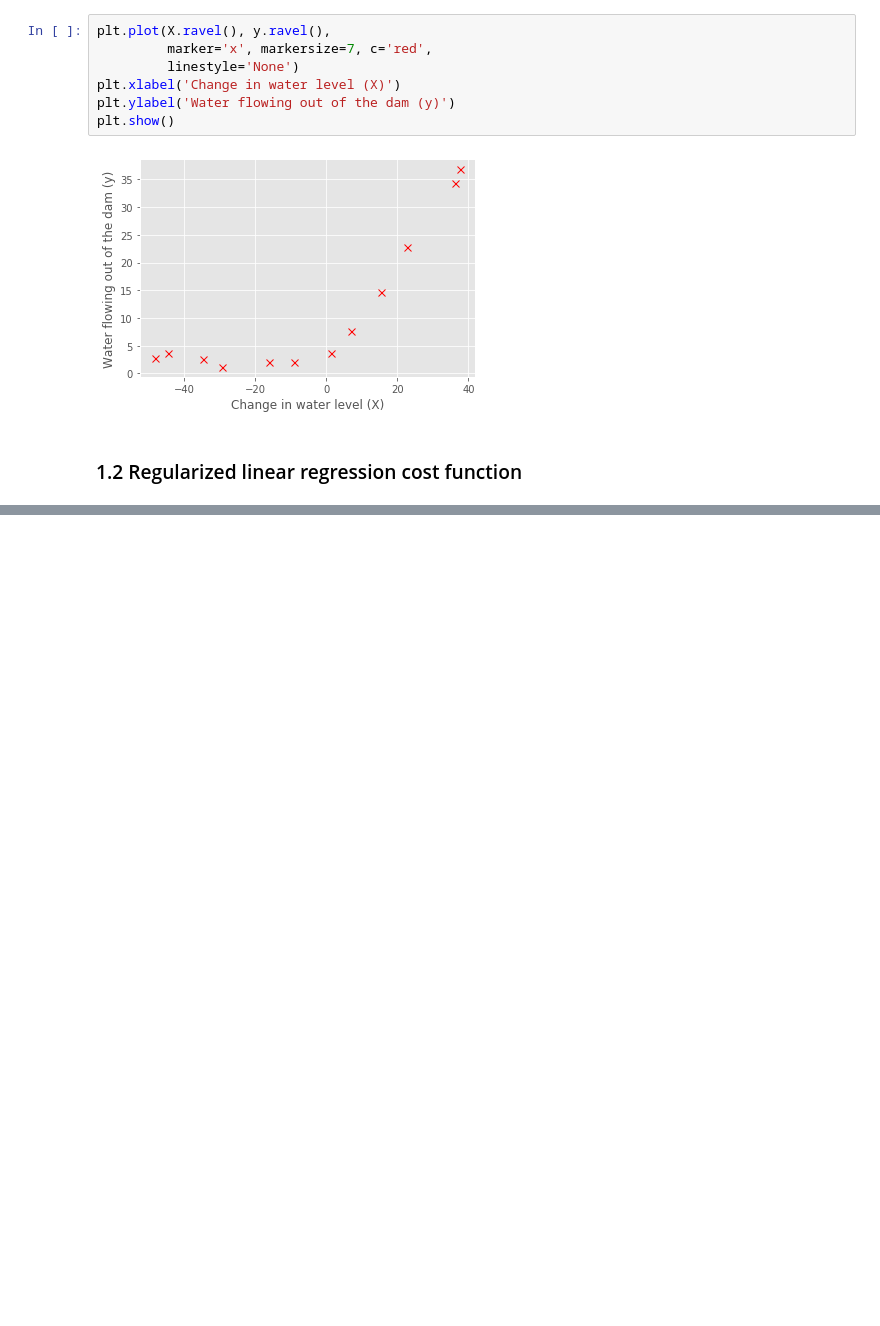
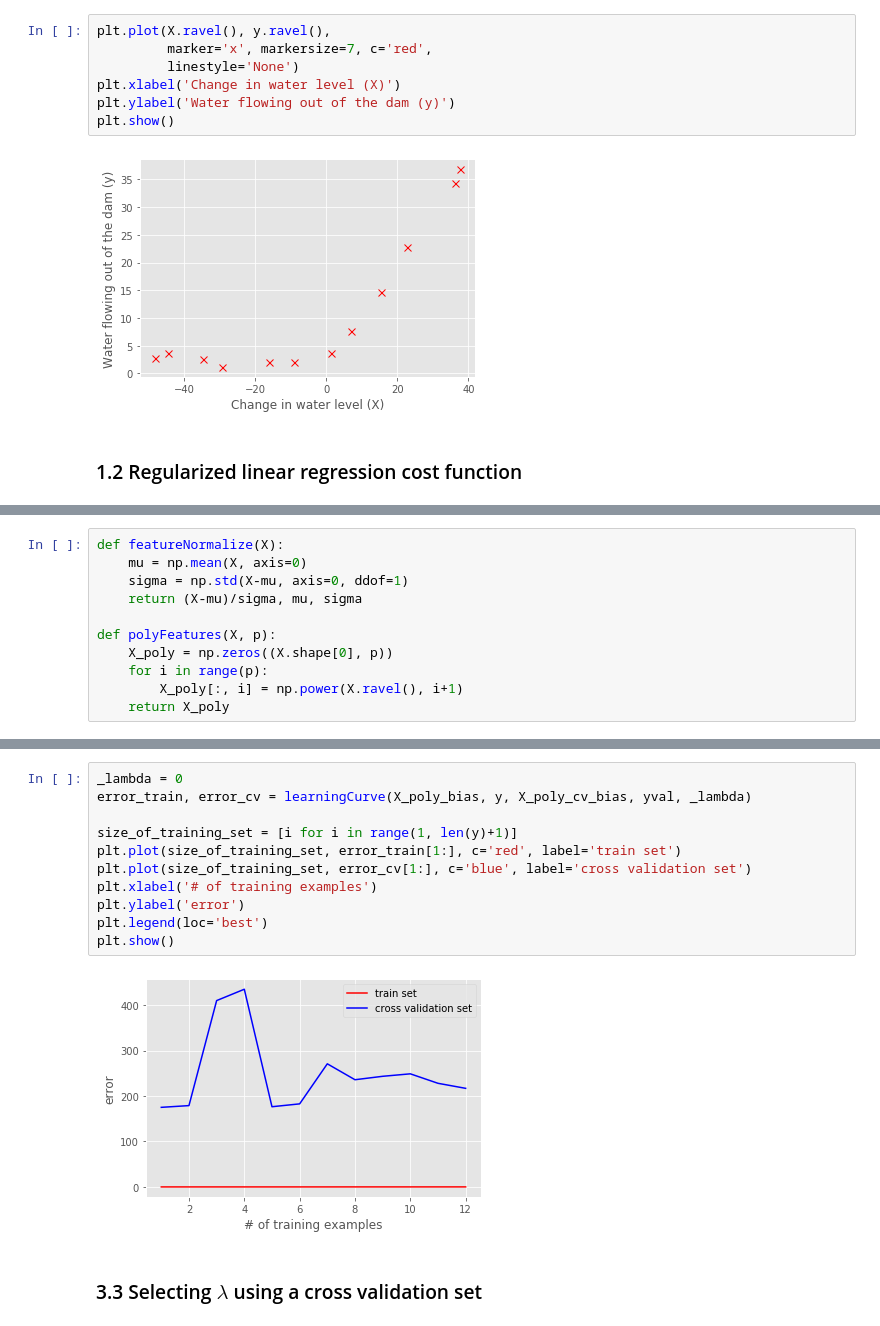
Before and after one commit to akapet00/andrew-ng-coursera-ml, a Jupyter notebook: ex5-regularized-linear-regression-and-bias-vs-variance/ex5.ipynb, the cells around one changed output, grey strips where cells are left out. Drawn from its saved outputs; the diff is of its cells as text; blank space fills up the shorter version.

```diff
--- a/ex5-regularized-linear-regression-and-bias-vs-variance/ex5.ipynb
+++ b/ex5-regularized-linear-regression-and-bias-vs-variance/ex5.ipynb
@@ -55,0 +216,11 @@ plt.show()
+# %%
+def featureNormalize(X):
+    mu = np.mean(X, axis=0)
+    sigma = np.std(X-mu, axis=0, ddof=1)
+    return (X-mu)/sigma, mu, sigma
+
+def polyFeatures(X, p):
+    X_poly = np.zeros((X.shape[0], p))
+    for i in range(p):
+        X_poly[:, i] = np.power(X.ravel(), i+1)
+    return X_poly
@@ -55,0 +282,15 @@ plt.show()
+# %%
+_lambda = 0
+error_train, error_cv = learningCurve(X_poly_bias, y, X_poly_cv_bias, yval, _lambda)
+
+size_of_training_set = [i for i in range(1, len(y)+1)]
+plt.plot(size_of_training_set, error_train[1:], c='red', label='train set')
+plt.plot(size_of_training_set, error_cv[1:], c='blue', label='cross validation set')
+plt.xlabel('# of training examples')
+plt.ylabel('error')
+plt.legend(loc='best')
+plt.show()
+# %% [output]
+[figure, added]
+# %% [markdown]
+### 3.3 Selecting $\lambda$ using a cross validation set
```
Also changed, not shown: parts of 26 cells of this notebook.
